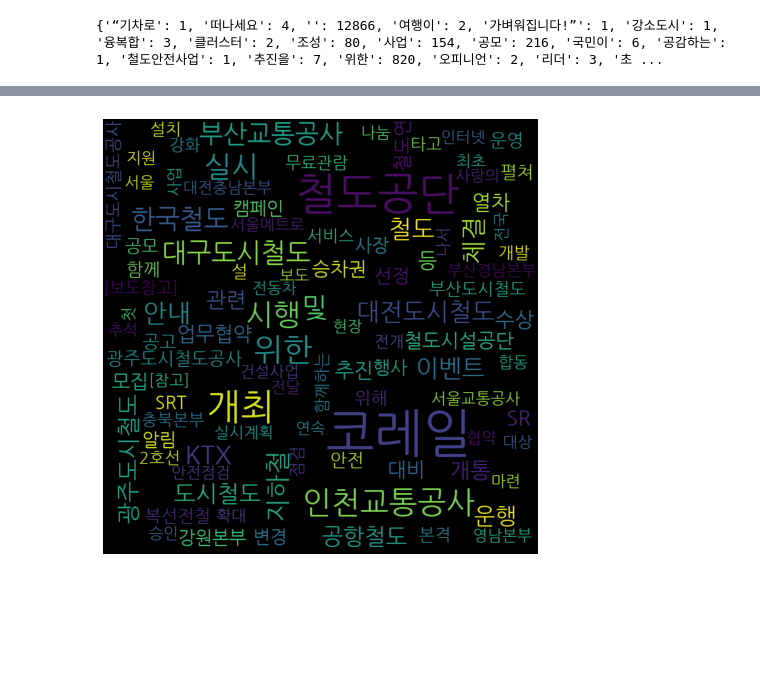
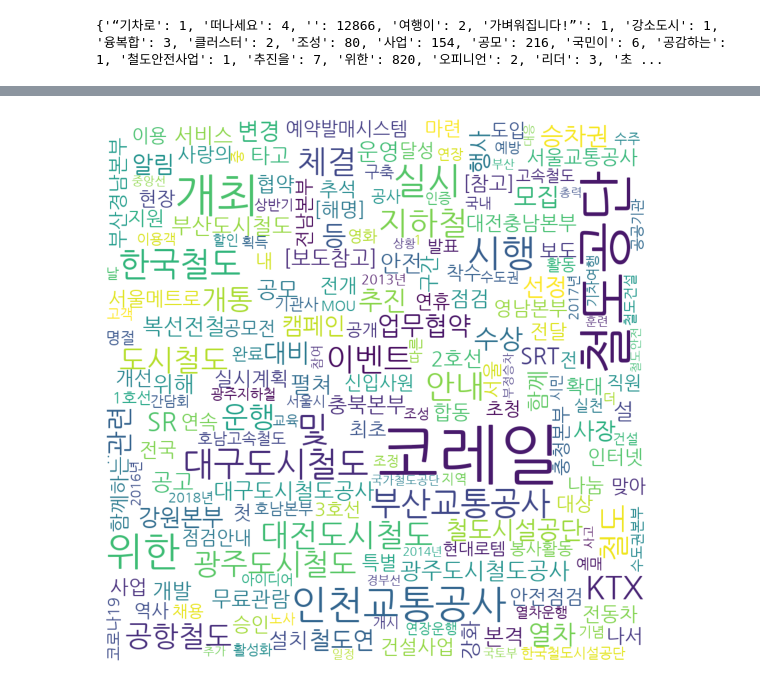
Before and after one commit to sorrychoe/journalism-analytics, a Jupyter notebook: train_news.ipynb, the cells around one changed output, grey strips where cells are left out. Saved outputs shown, nothing was run; the diff lists cells and outputs as text; code cells hidden in the pictures; blank space fills up the shorter version.

```diff
--- a/train_news.ipynb
+++ b/train_news.ipynb
@@ -10,5 +13,5 @@ sns.set(font='Malgun Gothic', rc={'axes.unicode_minus':False,'figure.figsize':(2
 # %%
-DF = pd.read_excel('~/국내철도뉴스_공공데이터 목록 (철도산업정보센터).xls')
+DF = pd.read_excel('./국내철도뉴스_공공데이터 목록 (철도산업정보센터).xls')
 DF
 # %% [output]
 |  | 국내철도뉴스 목록 | Unnamed: 1 | Unnamed: 2 |
@@ -180,17 +161,15 @@ topic_word_df
 # %%
 from wordcloud import WordCloud
 
-plt.figure(figsize = (8,8))
-
 wordcloud = WordCloud(font_path = 'C:/Users/day1/Downloads/나눔 글꼴/나눔고딕/NanumGothic.ttf',
-                     background_color = "black",
+                     background_color = "white",
                      width = 1000,
                      height = 1000,
-                     max_words = 100,
+                     max_words = 200,
                      max_font_size = 200).generate_from_frequencies(topic_words)
 
 plt.imshow(wordcloud)
 plt.axis('off')
 plt.show()
 # %% [output]
-[figure, old version]
+[figure, new version]
```
Also changed, not shown: parts of 4 cells of this notebook, 2 other files.
